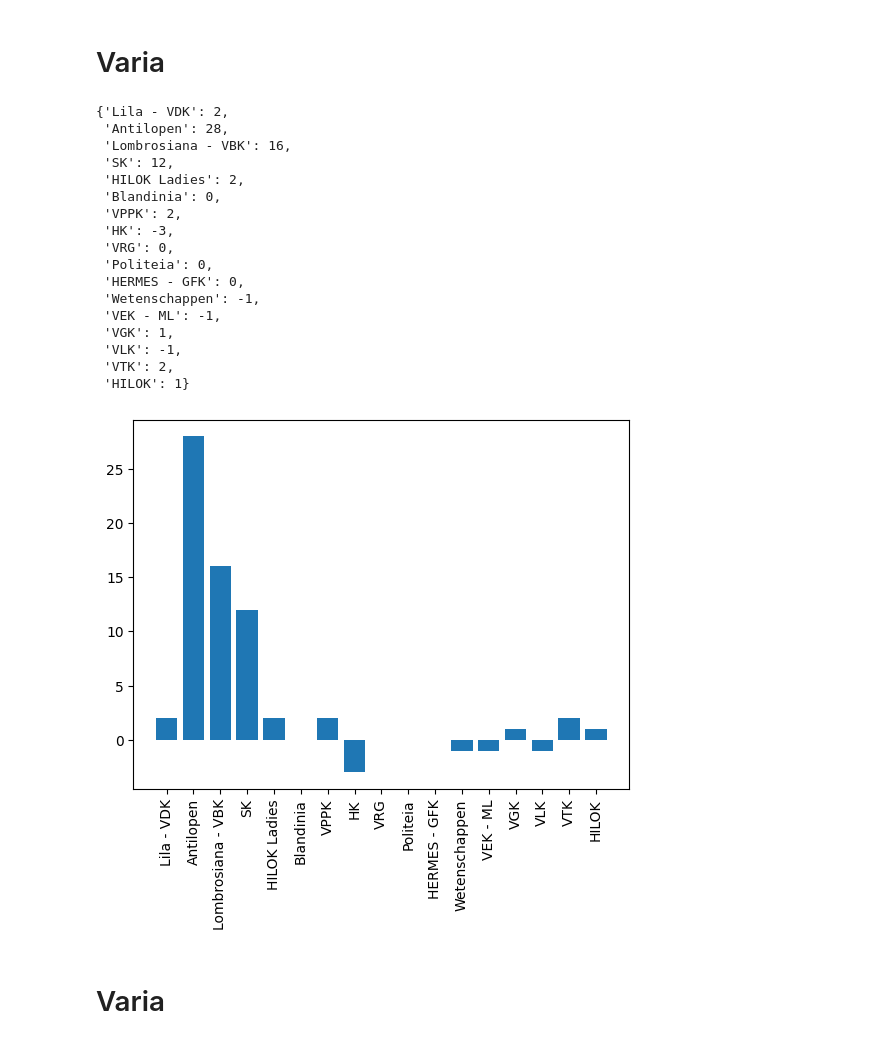
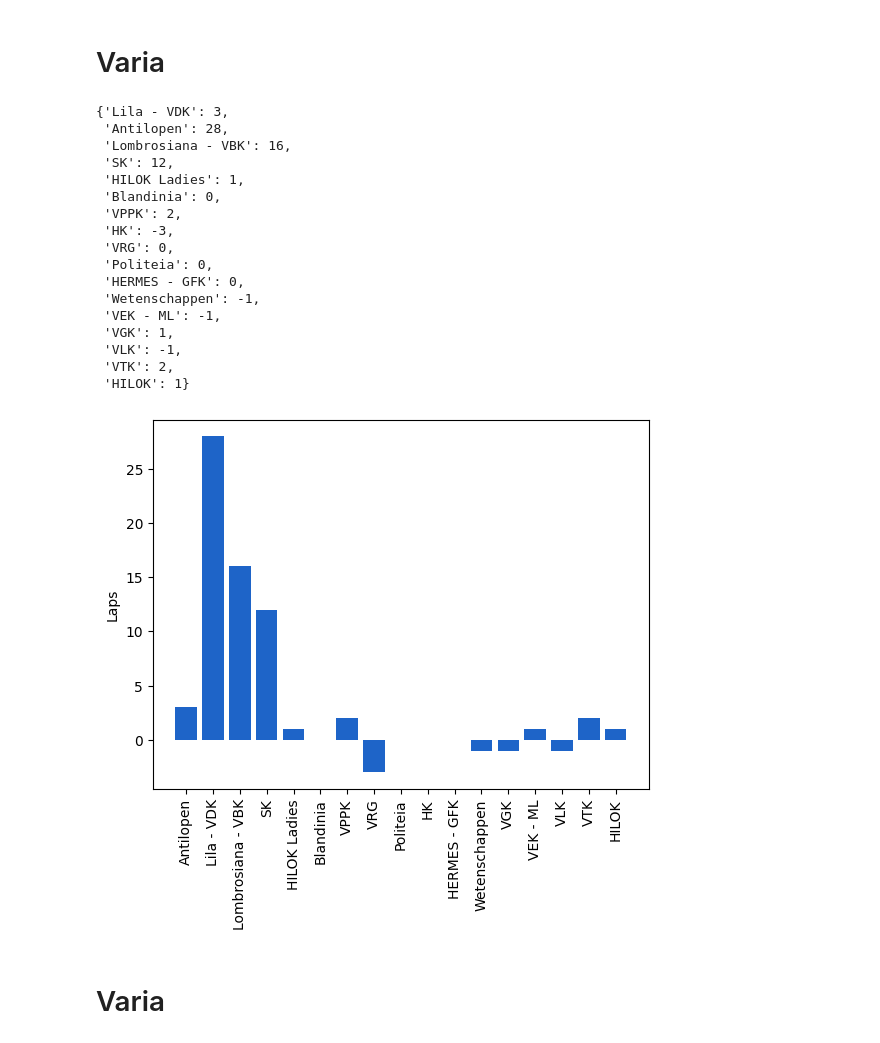
Before and after one commit to FKD13/12urenloop-hmmlearn, a Jupyter notebook: hmmtries.ipynb, the cells around one changed output. Cells and saved outputs as stored; diff of their text form; code cells hidden in the pictures.

```diff
--- a/hmmtries.ipynb
+++ b/hmmtries.ipynb
@@ -12,12 +18,22 @@ from collections import Counter
 # Fetching Data
 # %%
 from requests import get as _get
+from os.path import isfile
+import json
 
 BASE_URL = 'http://localhost:8080'
 
 
 def get(url: str) -> list:
-    l = _get(f'{BASE_URL}/{url}').json()
+    l = None
+    if isfile(f"{url}.json"):
+        with open(f"{url}.json", "r") as file:
+            l = json.loads(file.read())
+    else:
+        l = _get(f'{BASE_URL}/{url}').json()
+        with open(f"{url}.json", "w") as file:
+            file.write(json.dumps(l))
+
     print(l[0])
     print(f'Fetched {len(l)} items')
     return l
@@ -67,7 +83,7 @@ for detection in detections:
         switchover_index += 1
 
     if detection["batonId"] in baton_team:
-        if detection["rssi"] > -80:
+        if detection["rssi"] > -75:
             current_detections = team_detections[baton_team[detection["batonId"]]["id"]]
             if len(current_detections) > 0 and current_detections[-1]["timestamp"] == detection["timestamp"]:
                 if current_detections[-1]["rssi"] < detection["rssi"]:
@@ -135,0 +142,6 @@ plt.show()
+# %%
+y = list(map(lambda x: -x, model.monitor_.history))
+x = range(1, len(y)+1)
+plt.plot(x, y)
+plt.yscale('log', base=10)
+plt.show()
@@ -155,3 +176,4 @@ for _ in range(7):
     i = find_next(i)
 
 tranlate_path = {v: i for i, v in enumerate(segment_order)}
+tranlate_path = [0,1,2,3,4,5,6]
@@ -327,17 +354,20 @@ urenloop_count = {entry["team"]["name"]: entry["count"] for entry in urenloop_co
 # urenloop_count = {team["name"]: len([lap["timestamp"] for lap in laps if lap["teamId"] == team["id"] and lap["lapSourceId"] == 3]) for team in teams}
 
 own_count = [('Lila - VDK', 555), ('Antilopen', 556), ('Lombrosiana - VBK', 581), ('SK', 589), ('HILOK Ladies', 615), ('Blandinia', 622), ('VPPK', 628), ('HK', 628), ('VRG', 629), ('Politeia', 642), ('HERMES - GFK', 649), ('Wetenschappen', 668), ('VEK - ML', 729), ('VGK', 741), ('VLK', 776), ('VTK', 870), ('HILOK', 876)]
+own_count = [('Lila - VDK', 556), ('Antilopen', 556), ('Lombrosiana - VBK', 581), ('SK', 589), ('HILOK Ladies', 614), ('Blandinia', 622), ('VPPK', 628), ('HK', 628), ('VRG', 629), ('Politeia', 642), ('HERMES - GFK', 649), ('Wetenschappen', 668), ('VEK - ML', 729), ('VGK', 741), ('VLK', 776), ('VTK', 870), ('HILOK', 876)]
 
+# old (1s)
+#own_count = [('Antilopen', 522), ('Lila - VDK', 542), ('Lombrosiana - VBK', 568), ('SK', 580), ('HILOK Ladies', 613), ('Blandinia', 618), ('VPPK', 621), ('VRG', 622), ('Politeia', 627), ('HK', 628), ('HERMES - GFK', 649), ('Wetenschappen', 662), ('VGK', 685), ('VEK - ML', 707), ('VLK', 764), ('VTK', 864), ('HILOK', 873)]
 own_count = {entry[0]: entry[1] for entry in own_count}
 
 diff = {k: v-urenloop_count[k] for k, v in own_count.items()}
 diff
 # %% [output]
-{'Lila - VDK': 2,
+{'Lila - VDK': 3,
  'Antilopen': 28,
  'Lombrosiana - VBK': 16,
  'SK': 12,
- 'HILOK Ladies': 2,
+ 'HILOK Ladies': 1,
  'Blandinia': 0,
  'VPPK': 2,
  'HK': -3,
@@ -353,17 +383,22 @@ diff
 # %%
 # Make a random dataset:
 y_pos = np.arange(len(labels))
 
 # Create bars
-plt.bar(y_pos, diff.values())
+plt.bar(y_pos, diff.values(),  color='#1E64C8')
 
 # Create names on the x-axis
-plt.xticks(y_pos, diff.keys(), rotation=90)
+plt.xticks(y_pos, labels, rotation=90)
+
+# Title
+#plt.title("Lap difference compared to 2022 final scoreboard")
+plt.ylabel("Laps")
+#plt.xlabel("Team")
 
 # Show graphic
 plt.show()
 # %% [output]
-[figure, old version]
+[figure, new version]
 # %% [markdown]
 # Varia
 # %%
```
Also changed, not shown: parts of 25 cells of this notebook.
